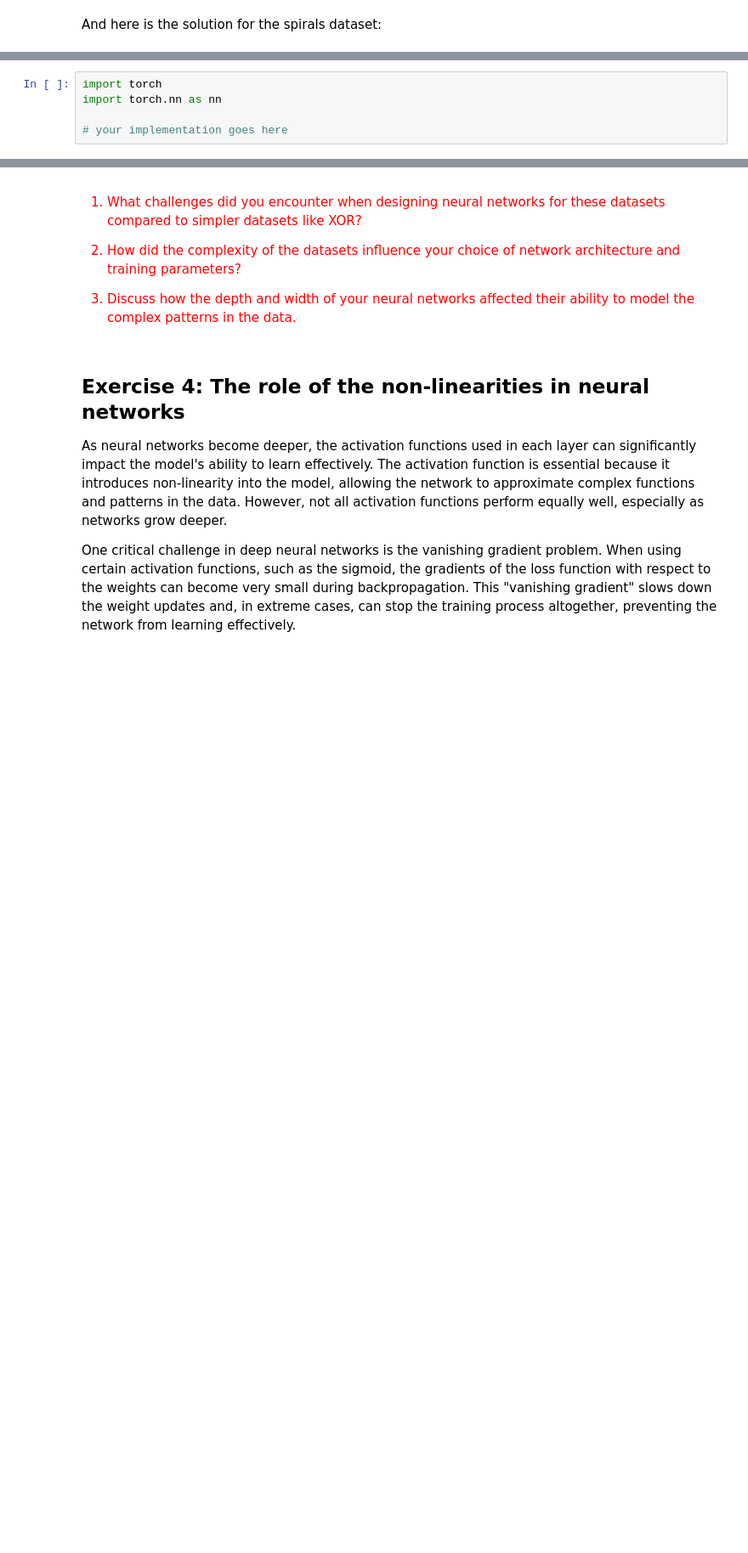
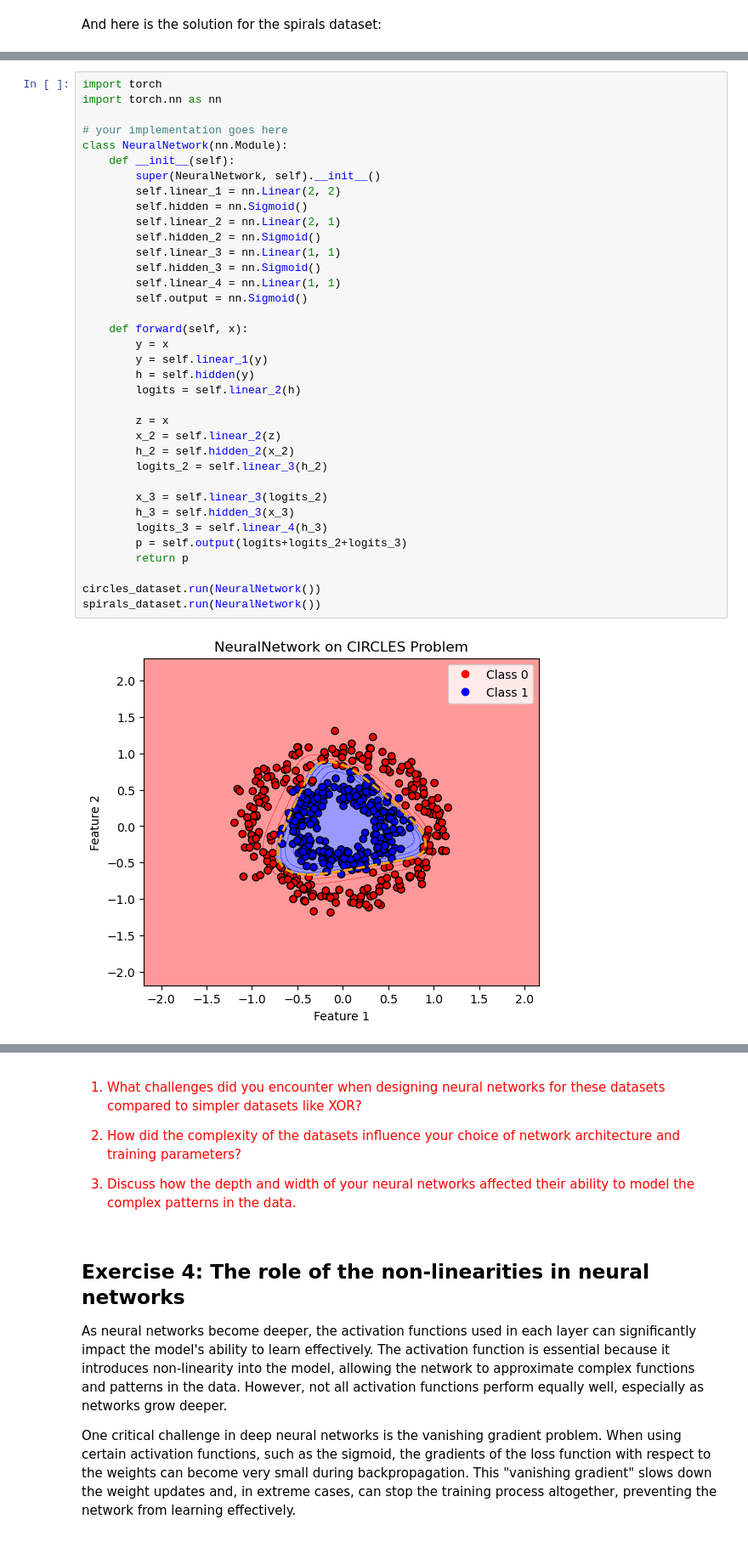
Before and after one commit to nilyasc/8bb020-project-2, a Jupyter notebook: part_2.ipynb, the cells around one changed output, grey strips where cells are left out. Shown at 85% size. Drawn from its saved outputs; the diff is of its cells as text; blank space fills up the shorter version.

```diff
--- a/part_2.ipynb
+++ b/part_2.ipynb
@@ -621,5 +606,38 @@ spirals_dataset.run(SmallNeuralNetwork())
 # %%
 import torch
 import torch.nn as nn
 
 # your implementation goes here
+class NeuralNetwork(nn.Module):
+    def __init__(self):
+        super(NeuralNetwork, self).__init__()
+        self.linear_1 = nn.Linear(2, 2)
+        self.hidden = nn.Sigmoid()
+        self.linear_2 = nn.Linear(2, 1)
+        self.hidden_2 = nn.Sigmoid()
+        self.linear_3 = nn.Linear(1, 1)
+        self.hidden_3 = nn.Sigmoid()
+        self.linear_4 = nn.Linear(1, 1)
+        self.output = nn.Sigmoid()
+
+    def forward(self, x):
+        y = x
+        y = self.linear_1(y)
+        h = self.hidden(y)
+        logits = self.linear_2(h)
+
+        z = x
+        x_2 = self.linear_2(z)
+        h_2 = self.hidden_2(x_2)
+        logits_2 = self.linear_3(h_2)
+
+        x_3 = self.linear_3(logits_2)
+        h_3 = self.hidden_3(x_3)
+        logits_3 = self.linear_4(h_3)
+        p = self.output(logits+logits_2+logits_3)
+        return p
+
+circles_dataset.run(NeuralNetwork())
+spirals_dataset.run(NeuralNetwork())
+# %% [output]
+[figure, added]
```
Also changed, not shown: parts of 3 cells of this notebook.
